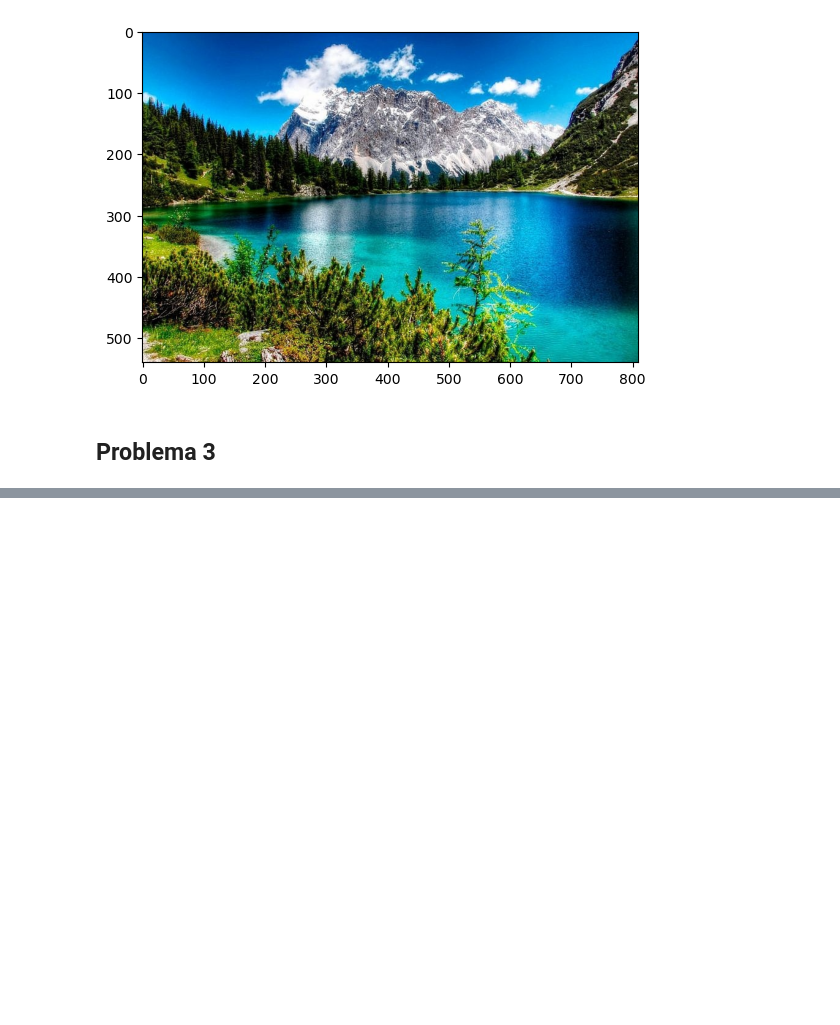
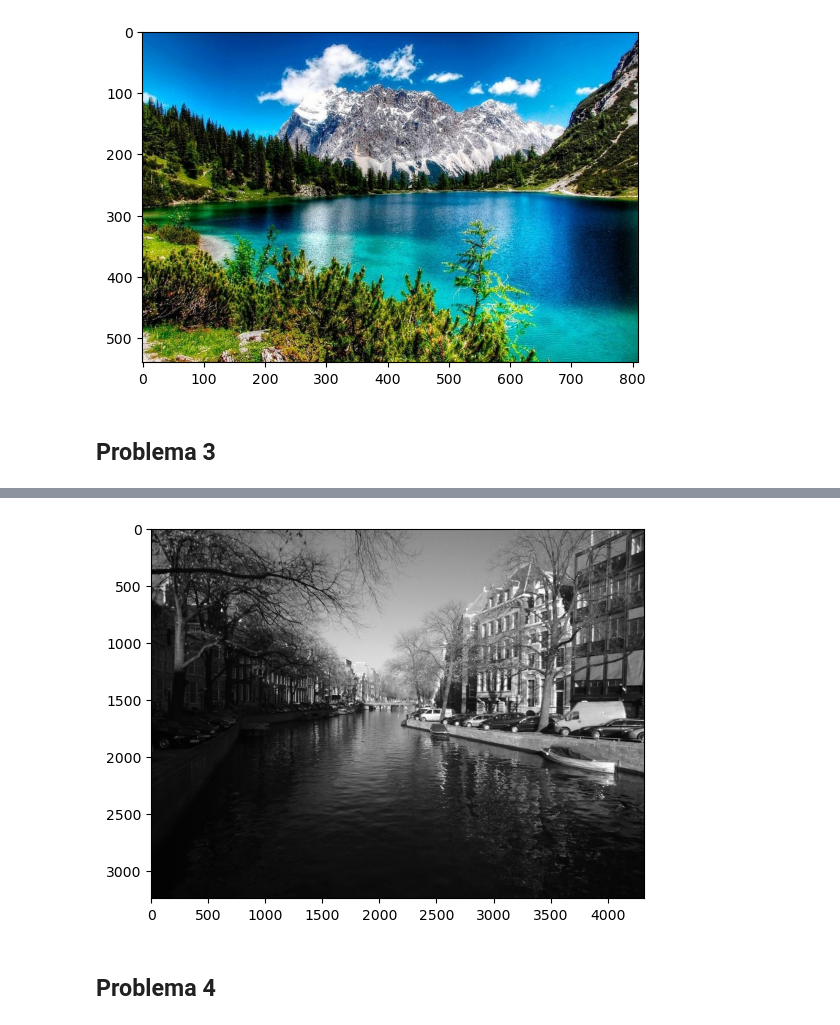
Before and after one commit to JPRodasM/Laboratorio_1_TM-IR, a Jupyter notebook: Laboratorio 1.ipynb, the cells around one changed output, grey strips where cells are left out. Drawn from its saved outputs; the diff is of its cells as text; code cells hidden in the pictures; blank space fills up the shorter version.

Commit message:
Problema 3 terminado

```diff
--- a/Laboratorio 1.ipynb
+++ b/Laboratorio 1.ipynb
@@ -93,0 +99,29 @@ plt.show()
+# %%
+def grayScale3D(imagen):
+    alto = imagen.shape[0]
+    ancho = imagen.shape[1]
+    gray_red = np.zeros((alto,ancho,1))
+    gray_blue = np.zeros((alto,ancho,1))
+    gray_green = np.zeros((alto,ancho,1))
+
+    for i in range(0, alto):
+        for j in range(0, ancho):
+            pixel = imagen[i,j]
+
+            gray_blue[i,j] = pixel[2]
+            gray_green[i,j] = pixel[1]
+            gray_red[i,j] = pixel[0]
+
+    return gray_red, gray_blue, gray_green
+# %%
+gray_red, gray_blue, gray_green = grayScale3D(img)
+cv2.imwrite("img_gray_red.jpg", gray_red)
+cv2.imwrite("img_gray_green.jpg", gray_blue)
+cv2.imwrite("img_gray_blue.jpg", gray_green)
+img3 = cv2.imread("img_gray_red.jpg")
+plt.imshow(img3)
+plt.show()
+# %% [output]
+[figure, added]
+# %% [markdown]
+## Problema 4
```
Also changed, not shown: parts of 1 cell of this notebook, 3 other files.
